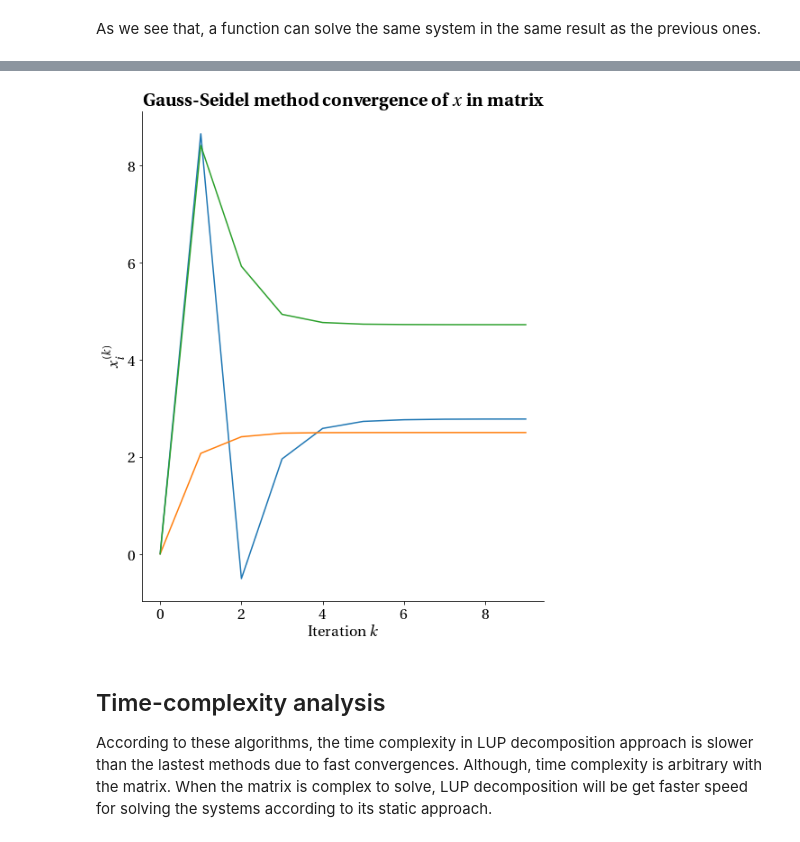
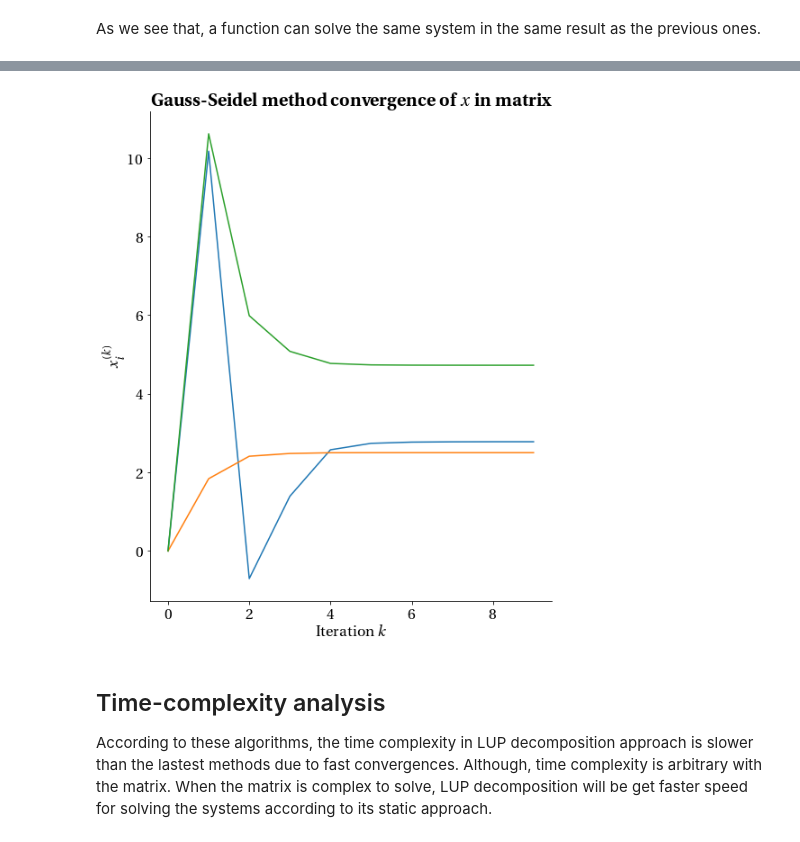
Before and after one commit to KittapatR/numerical_analysis, a Jupyter notebook: Chapter 2 — Solving Linear System.ipynb, the cells around one changed output, grey strips where cells are left out. Saved outputs shown, nothing was run; the diff lists cells and outputs as text; code cells hidden in the pictures.

```diff
--- a/Chapter 2 — Solving Linear System.ipynb
+++ b/Chapter 2 — Solving Linear System.ipynb
@@ -228,16 +228,21 @@ $$\mathbf{x}_k = D^{-1}(\mathbf{b}-(L+U)\mathbf{x}_{k-1}).$$
 # %%
 import random
 
-def jacobi_method(matrix, row_vector, iteration):
+def jacobi_method(matrix, row_vector, iteration, tolerance):
     x = [random.randrange(-10000, 10000)/10000 for i in range(len(row_vector))]
     x1 = [0 for i in range(len(row_vector))]
     for n in range(iteration):
         for i in range(len(x)):
             summand = 0
             for j in range(len(x)):
-                if i != j: summand += matrix[i][j] * x[j]
+                if i != j: summand += matrix[i][j] * x1[j]
             x1[i] = 1/(matrix[i][i])*(row_vector[i] - summand)
-        x = x1
+        error = abs(x1[0] - x[0])
+        for i in range(len(x1)):
+            if error < abs(x1[i] - x[i]):
+                error = abs(x1[i] - x[i])
+        x = x1.copy()
+        if error < tolerance: return x1
     return x1
 # %% [markdown]
 The same linear system is tested for correctness in this function. As the same as the before, the results is correct.
@@ -263,7 +268,7 @@ ax.spines['top'].set_visible(False)
 
 jacobi_result = []
 for i in range(10):
-    jacobi_result.append(gauss_seidel([[1,1,1],[1,5,1],[0.1, 10, 1]], [10,20, 30], i))
+    jacobi_result.append(jacobi_method([[1,1,1],[1,5,1],[0.1, 10, 1]], [10,20, 30], i, 1e-5))
 plt.plot(np.array(jacobi_result)[:,0])
 plt.plot(np.array(jacobi_result)[:,1])
 plt.plot(np.array(jacobi_result)[:,2])
@@ -281,7 +286,7 @@ $$L^*\mathbf{x}_{k} = \mathbf{b} - U\mathbf{x}_{k-1}.$$
 The equation will solve explicitly by this relation,
 $$\mathbf{x}_{k} = \underbrace{L^{*-1}}_{\text{Forward substitution}}(\mathbf{b} - U\mathbf{x}_{k-1})$$
 # %%
-def gauss_seidel(matrix, row_vector, iteration):
+def gauss_seidel(matrix, row_vector, iteration, tolerance):
     x = [random.randrange(-10000, 10000)/10000 for i in range(len(row_vector))]
     x1 = [0 for i in range(len(row_vector))]
     for n in range(iteration):
@@ -292,7 +297,12 @@ def gauss_seidel(matrix, row_vector, iteration):
                 if j < i: summand_L += matrix[i][j] * x1[j]
                 if j > i: summand_U += matrix[i][j] * x[j]
             x1[i] = 1/matrix[i][i] * (row_vector[i] - summand_L - summand_U)
-        x = x1
+        error = x1[0] - x[0]
+        for i in range(len(x1)):
+            if error < abs(x1[i] - x[i]):
+                error = abs(x1[i] - x[i])
+        x = x1.copy()
+        if error < tolerance: return x1
     return x1
 # %% [markdown]
 As we see that, a function can solve the same system in the same result as the previous ones.
@@ -303,22 +313,22 @@ gauss_seidel([[1,1,1],[1,5,1],[0.1, 10, 1]], [10,20, 30], 100)
 # %%
 gauss_result = []
 for i in range(10):
-    gauss_result.append(gauss_seidel([[1,1,1],[1,5,1],[0.1, 10, 1]], [10,20, 30], i))
+    gauss_result.append(gauss_seidel([[1,1,1],[1,5,1],[0.1, 10, 1]], [10,20, 30], i, 1e-5))
 
 fig, ax = plt.subplots(figsize = (8,10))
 
 ax.spines['right'].set_visible(False)
 ax.spines['top'].set_visible(False)
 
 plt.plot(np.array(gauss_result)[:,0])
 plt.plot(np.array(gauss_result)[:,1])
 plt.plot(np.array(gauss_result)[:,2])
 plt.title(r"\textbf{Gauss-Seidel method convergence of $x$ in matrix}")
 plt.ylabel(r"$x_i^{(k)}$")
 plt.xlabel(r"Iteration $k$")
 plt.show()
 # %% [output]
-[figure, old version]
+[figure, new version]
 # %% [markdown]
 ## Time-complexity analysis
 According to these algorithms, the time complexity in LUP decomposition approach is slower than the lastest methods due to fast convergences. Although, time complexity is arbitrary with the matrix. When the matrix is complex to solve, LUP decomposition will be get faster speed for solving the systems according to its static approach.
```
Also changed, not shown: parts of 5 cells of this notebook.
